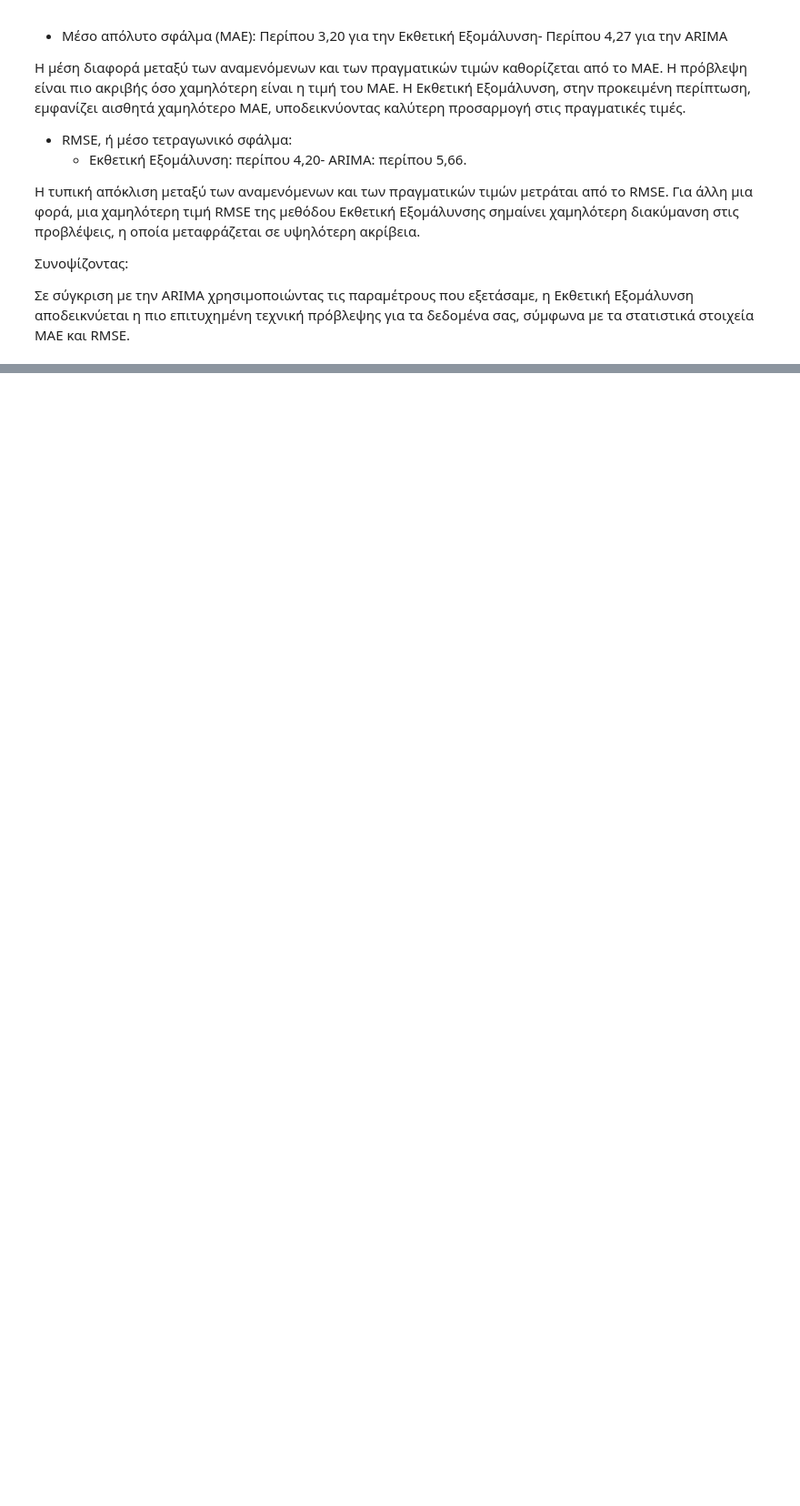
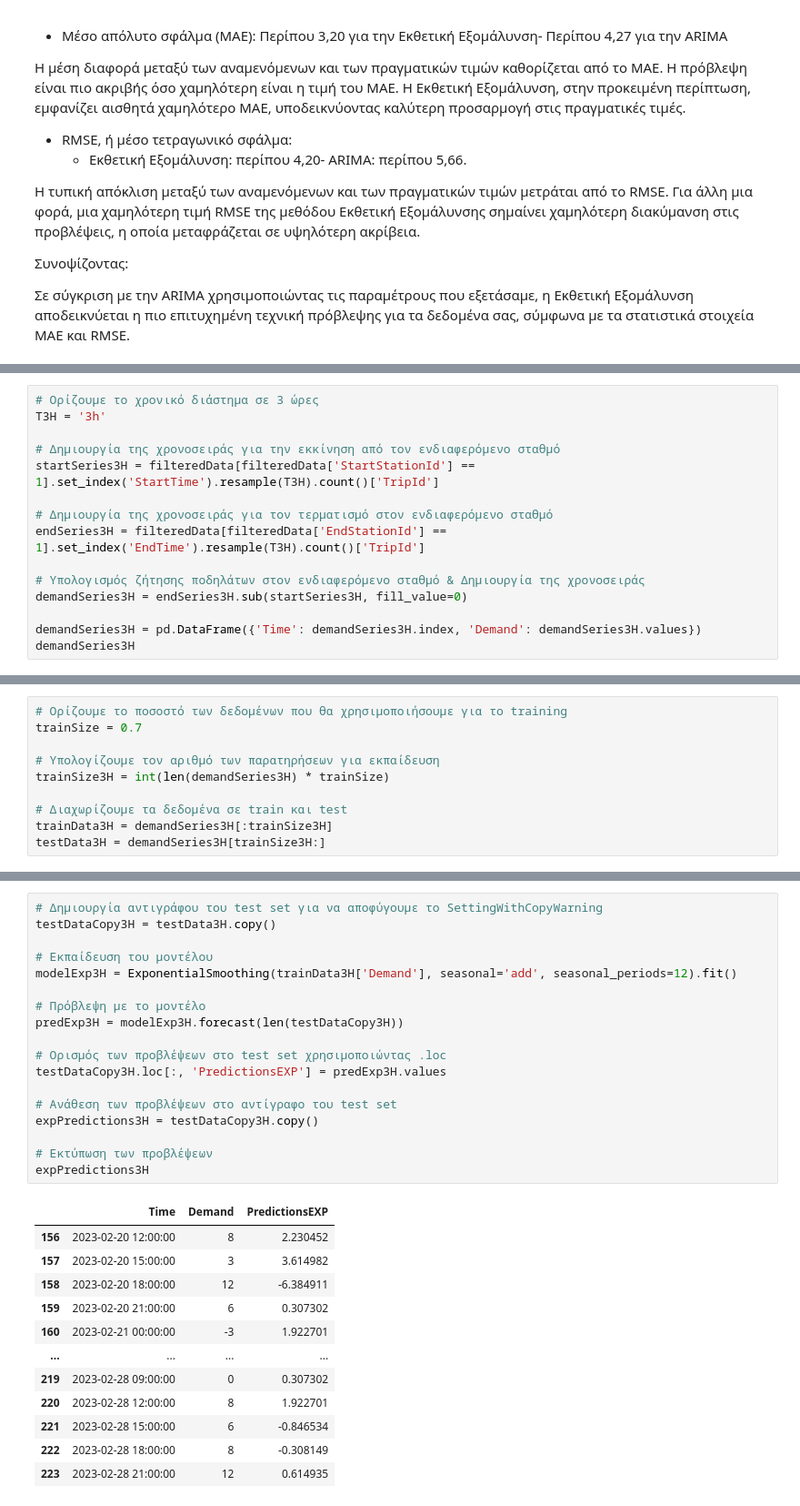
Before and after one commit to Th4nosMyl/Bike-Station-Time-Series-Analysis, a Jupyter notebook: src/BikeStationTimeSeriesAnalysis.ipynb, the cells around one changed output, grey strips where cells are left out. Shown at 91% size. Drawn from its saved outputs; the diff is of its cells as text; blank space fills up the shorter version.

```diff
--- a/src/BikeStationTimeSeriesAnalysis.ipynb
+++ b/src/BikeStationTimeSeriesAnalysis.ipynb
@@ -307,0 +492,15 @@ Root Mean Square Error (RMSE) of ARIMA: 5.662298077734
+# %%
+# Ορίζουμε το χρονικό διάστημα σε 3 ώρες
+T3H = '3h'
+
+# Δημιουργία της χρονοσειράς για την εκκίνηση από τον ενδιαφερόμενο σταθμό
+startSeries3H = filteredData[filteredData['StartStationId'] == 1].set_index('StartTime').resample(T3H).count()['TripId']
+
+# Δημιουργία της χρονοσειράς για τον τερματισμό στον ενδιαφερόμενο σταθμό
+endSeries3H = filteredData[filteredData['EndStationId'] == 1].set_index('EndTime').resample(T3H).count()['TripId']
+
+# Υπολογισμός ζήτησης ποδηλάτων στον ενδιαφερόμενο σταθμό & Δημιουργία της χρονοσειράς
+demandSeries3H = endSeries3H.sub(startSeries3H, fill_value=0)
+
+demandSeries3H = pd.DataFrame({'Time': demandSeries3H.index, 'Demand': demandSeries3H.values})
+demandSeries3H
@@ -307,0 +525,10 @@ Root Mean Square Error (RMSE) of ARIMA: 5.662298077734
+# %%
+# Ορίζουμε το ποσοστό των δεδομένων που θα χρησιμοποιήσουμε για το training
+trainSize = 0.7
+
+# Υπολογίζουμε τον αριθμό των παρατηρήσεων για εκπαίδευση
+trainSize3H = int(len(demandSeries3H) * trainSize)
+
+# Διαχωρίζουμε τα δεδομένα σε train και test
+trainData3H = demandSeries3H[:trainSize3H]
+testData3H = demandSeries3H[trainSize3H:]
@@ -307,0 +537,31 @@ Root Mean Square Error (RMSE) of ARIMA: 5.662298077734
+# %%
+# Δημιουργία αντιγράφου του test set για να αποφύγουμε το SettingWithCopyWarning
+testDataCopy3H = testData3H.copy()
+
+# Εκπαίδευση του μοντέλου
+modelExp3H = ExponentialSmoothing(trainData3H['Demand'], seasonal='add', seasonal_periods=12).fit()
+
+# Πρόβλεψη με το μοντέλο
+predExp3H = modelExp3H.forecast(len(testDataCopy3H))
+
+# Oρισμός των προβλέψεων στο test set χρησιμοποιώντας .loc
+testDataCopy3H.loc[:, 'PredictionsEXP'] = predExp3H.values
+
+# Ανάθεση των προβλέψεων στο αντίγραφο του test set
+expPredictions3H = testDataCopy3H.copy()
+
+# Εκτύπωση των προβλέψεων
+expPredictions3H
+# %% [output]
+|  | Time | Demand | PredictionsEXP |
+| 156 | 2023-02-20 12:00:00 | 8 | 2.230452 |
+| 157 | 2023-02-20 15:00:00 | 3 | 3.614982 |
+| 158 | 2023-02-20 18:00:00 | 12 | -6.384911 |
+| 159 | 2023-02-20 21:00:00 | 6 | 0.307302 |
+| 160 | 2023-02-21 00:00:00 | -3 | 1.922701 |
+| ... | ... | ... | ... |
+| 219 | 2023-02-28 09:00:00 | 0 | 0.307302 |
+| 220 | 2023-02-28 12:00:00 | 8 | 1.922701 |
+| 221 | 2023-02-28 15:00:00 | 6 | -0.846534 |
+| 222 | 2023-02-28 18:00:00 | 8 | -0.308149 |
+| 223 | 2023-02-28 21:00:00 | 12 | 0.614935 |
```
Also changed, not shown: parts of 30 cells of this notebook.
